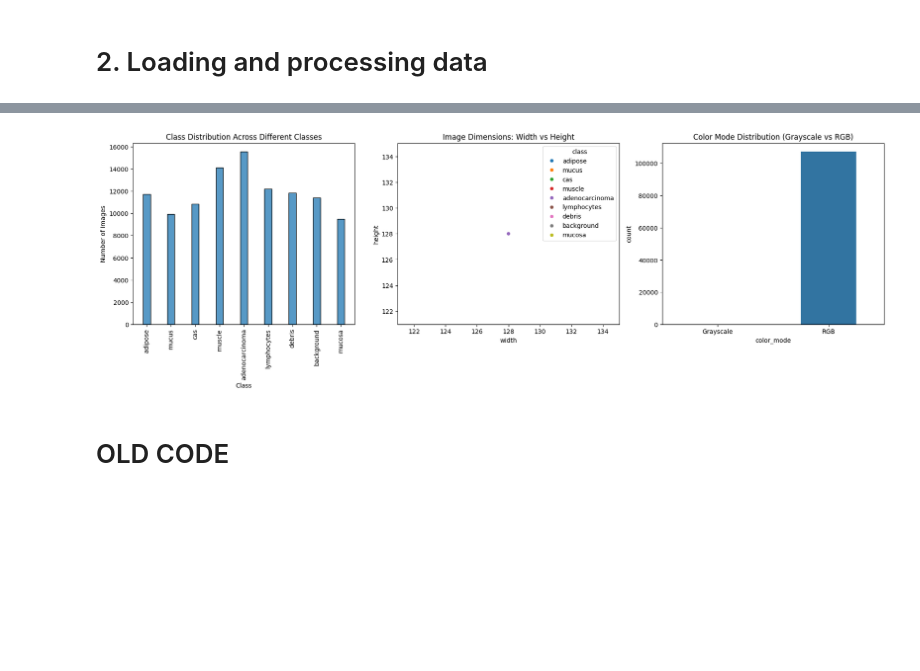
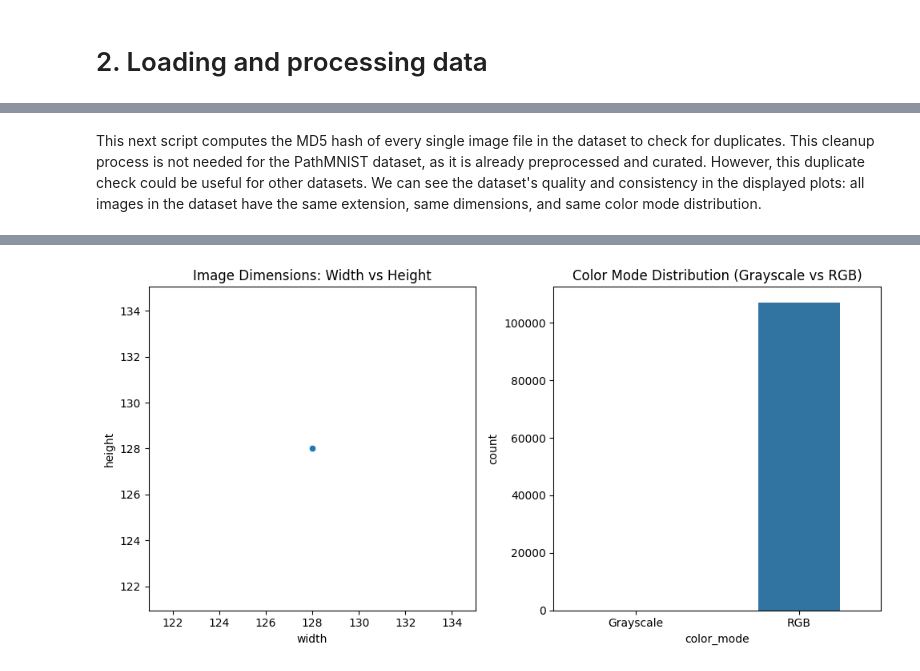
Before and after one commit to MestDash/AML, a Jupyter notebook: notebooks/AML_prj.ipynb, the cells around one changed output, grey strips where cells are left out. Cells and saved outputs as stored; diff of their text form; code cells hidden in the pictures; blank space fills up the shorter version.

```diff
--- a/notebooks/AML_prj.ipynb
+++ b/notebooks/AML_prj.ipynb
@@ -147,7 +78,7 @@ with open(csv_path, mode="w", newline="") as csv_file:
 # %% [markdown]
 # 2. Loading and processing data
 # %%
-raw_image_metadata = pd.read_csv('/content/class_task/pathmnist_128.csv', header=None, names=['subset', 'filename', 'class'])
+raw_image_metadata = pd.read_csv('/content/class_task/pathmnist_128.csv', header=None, names=['set', 'filename', 'class'])
 
 class_names = {
     0: "adipose",
@@ -175,7 +106,7 @@ def plot_distribution(dist_dict, title):
     counts = [dist_dict.get(c, 0) for c in classes]
     labels = [class_names[c] for c in classes]
 
-    plt.figure(figsize=(10, 6))
+    plt.figure(figsize=(6, 4))
     plt.bar(labels, counts, color='skyblue')
     plt.title(title)
     plt.xlabel("Class")
@@ -188,17 +119,17 @@ overall_dist = compute_class_distribution(raw_image_metadata)
 print_distribution(overall_dist, "Class distribution in the full dataset")
 plot_distribution(overall_dist, "Overall Class Distribution")
 
-train_df = raw_image_metadata[raw_image_metadata['subset'] == 'TRAIN']
+train_df = raw_image_metadata[raw_image_metadata['set'] == 'TRAIN']
 train_dist = compute_class_distribution(train_df)
 print_distribution(train_dist, "Class distribution in train set")
 plot_distribution(train_dist, "Train Set Class Distribution")
 
-test_df = raw_image_metadata[raw_image_metadata['subset'] == 'TEST']
+test_df = raw_image_metadata[raw_image_metadata['set'] == 'TEST']
 test_dist = compute_class_distribution(test_df)
 print_distribution(test_dist, "Class distribution in test set")
 plot_distribution(test_dist, "Test Set Class Distribution")
 
-val_df = raw_image_metadata[raw_image_metadata['subset'] == 'VALIDATION']
+val_df = raw_image_metadata[raw_image_metadata['set'] == 'VALIDATION']
 val_dist = compute_class_distribution(val_df)
 print_distribution(val_dist, "Class distribution in validation set")
 plot_distribution(val_dist, "Validation Set Class Distribution")
@@ -250,4 +180,0 @@ adenocarcinoma           : 1432 samples
-# %%
-raw_image_metadata = pd.read_csv('description.csv')
-print(raw_image_metadata.groupby('class').size())
-print(raw_image_metadata.shape)
@@ -267,16 +186,16 @@ dtype: int64
+# %% [markdown]
+This next script computes the MD5 hash of every single image file in the dataset to check for duplicates. This cleanup process is not needed for the PathMNIST dataset, as it is already preprocessed and curated. However, this duplicate check could be useful for other datasets. We can see the dataset's quality and consistency in the displayed plots: all images in the dataset have the same extension, same dimensions, and same color mode distribution.
 # %%
 def get_file_hash(filepath):
-    """Compute the MD5 hash of the image file."""
     with open(filepath, 'rb') as f:
         return hashlib.md5(f.read()).hexdigest()
 
 def get_image_metadata_from_df(df):
-    """Collects metadata for images and handles duplicates properly."""
     ext_count = defaultdict(int)
     unique_hashes = {}
-    duplicates = defaultdict(list)
+    duplicates = []
 
-    df['file_path'] = df['file_path'].str.replace("\\", "/")
+    df['file_path'] = '/content/class_task/pathmnist_128/' + df['filename']
     df['original_extension'] = ''
     df['width'] = 0
     df['height'] = 0
@@ -286,16 +205,15 @@ def get_image_metadata_from_df(df):
     df['original_index'] = None
 
     for idx, row in tqdm(df.iterrows(), total=len(df)):
-        filename = row['file_name']
+        filename = row['filename']
         img_path = row['file_path']
-        class_name = row['class']
 
         img_hash = get_file_hash(img_path)
 
         if img_hash in unique_hashes:
             df.at[idx, 'is_duplicate'] = True
             df.at[idx, 'original_index'] = unique_hashes[img_hash]
-            duplicates[class_name].append({
+            duplicates.append({
                 'duplicate_idx': idx,
                 'original_idx': unique_hashes[img_hash],
                 'hash': img_hash
@@ -319,7 +237,6 @@ def get_image_metadata_from_df(df):
 
     duplicate_summary = {
         'total_duplicates': df['is_duplicate'].sum(),
-        'duplicates_per_class': {class_name: len(dupes) for class_name, dupes in duplicates.items()},
         'detailed_duplicates': duplicates
     }
 
@@ -329,60 +246,41 @@ def get_image_metadata_from_df(df):
     return df_clean, ext_count, duplicate_summary
 
 def display_duplicate_info(duplicate_summary):
-    """Display detailed information about duplicates"""
     print("\nDuplicate Analysis:")
     print(f"Total duplicate images found: {duplicate_summary['total_duplicates']}")
 
-    print("\nDuplicates per class:")
-    for class_name, count in duplicate_summary['duplicates_per_class'].items():
-        if count > 0:
-            print(f"Class '{class_name}': {count} duplicates")
-
-    print("\nDetailed duplicate information:")
-    for class_name, dupes in duplicate_summary['detailed_duplicates'].items():
-        if dupes:
-            print(f"\nClass: {class_name}")
-            for dupe in dupes:
-                print(f"  Duplicate at index {dupe['duplicate_idx']} is a copy of image at index {dupe['original_idx']}")
+    if duplicate_summary['detailed_duplicates']:
+        print("\nDetailed duplicate information:")
+        for dupe in duplicate_summary['detailed_duplicates']:
+            print(f"  Duplicate at index {dupe['duplicate_idx']} is a copy of image at index {dupe['original_idx']}")
+    else:
+        print("No duplicates found.")
 
 def display_info(img_meta_df, ext_count):
     print("\nFile extension counts:")
     for ext, count in ext_count.items():
         print(f"{ext}: {count} images")
 
-    fig = plt.figure(figsize=(18, 16))
-    gs = fig.add_gridspec(3, 3)
+    fig = plt.figure(figsize=(10, 5))
+    gs = fig.add_gridspec(1, 2)
 
-    # 1. Class distribution plot
+    # 1. Scatter plot: Width vs Height
     ax1 = fig.add_subplot(gs[0, 0])
-    sns.histplot(img_meta_df, x='class', multiple='dodge', binwidth=0.3, shrink=0.3, kde=False, legend=True, ax=ax1)
-    ax1.set_title("Class Distribution Across Different Classes")
-    ax1.set_xlabel("Class")
-    ax1.set_ylabel("Number of Images")
-    ax1.tick_params(axis='x', rotation=90)
+    sns.scatterplot(x="width", y="height", data=img_meta_df, ax=ax1)
+    ax1.set_title("Image Dimensions: Width vs Height")
 
-    # 2. Scatter plot: Width vs Height
+    # 2. Histogram of Color Modes
     ax2 = fig.add_subplot(gs[0, 1])
-    sns.scatterplot(x="width", y="height", hue="class", data=img_meta_df, ax=ax2)
-    ax2.set_title("Image Dimensions: Width vs Height")
-
-    # 3. Histogram of Color Modes
-    ax3 = fig.add_subplot(gs[0, 2])
     img_meta_df['color_mode'] = pd.Categorical(img_meta_df['color_mode'], categories=["Grayscale", "RGB"])
-    sns.countplot(x="color_mode", data=img_meta_df, ax=ax3, width=0.5)
-    ax3.set_title("Color Mode Distribution (Grayscale vs RGB)")
+    sns.countplot(x="color_mode", data=img_meta_df, ax=ax2, width=0.5)
+    ax2.set_title("Color Mode Distribution (Grayscale vs RGB)")
 
     plt.tight_layout()
     plt.show()
 
 clean_image_metadata, ext_count, duplicate_summary = get_image_metadata_from_df(raw_image_metadata)
-
-# duplicate information
 display_duplicate_info(duplicate_summary)
-
 clean_image_metadata.to_csv('clean_image_metadata.csv', index=False)
-
-# other info
 display_info(clean_image_metadata, ext_count)
 # %% [output]
 Duplicate Analysis:
@@ -397,3 +292 @@ File extension counts:
-[figure, old version]
+[figure, new version]
-# %% [markdown]
-#  OLD CODE
```
Also changed, not shown: parts of 20 cells of this notebook.
